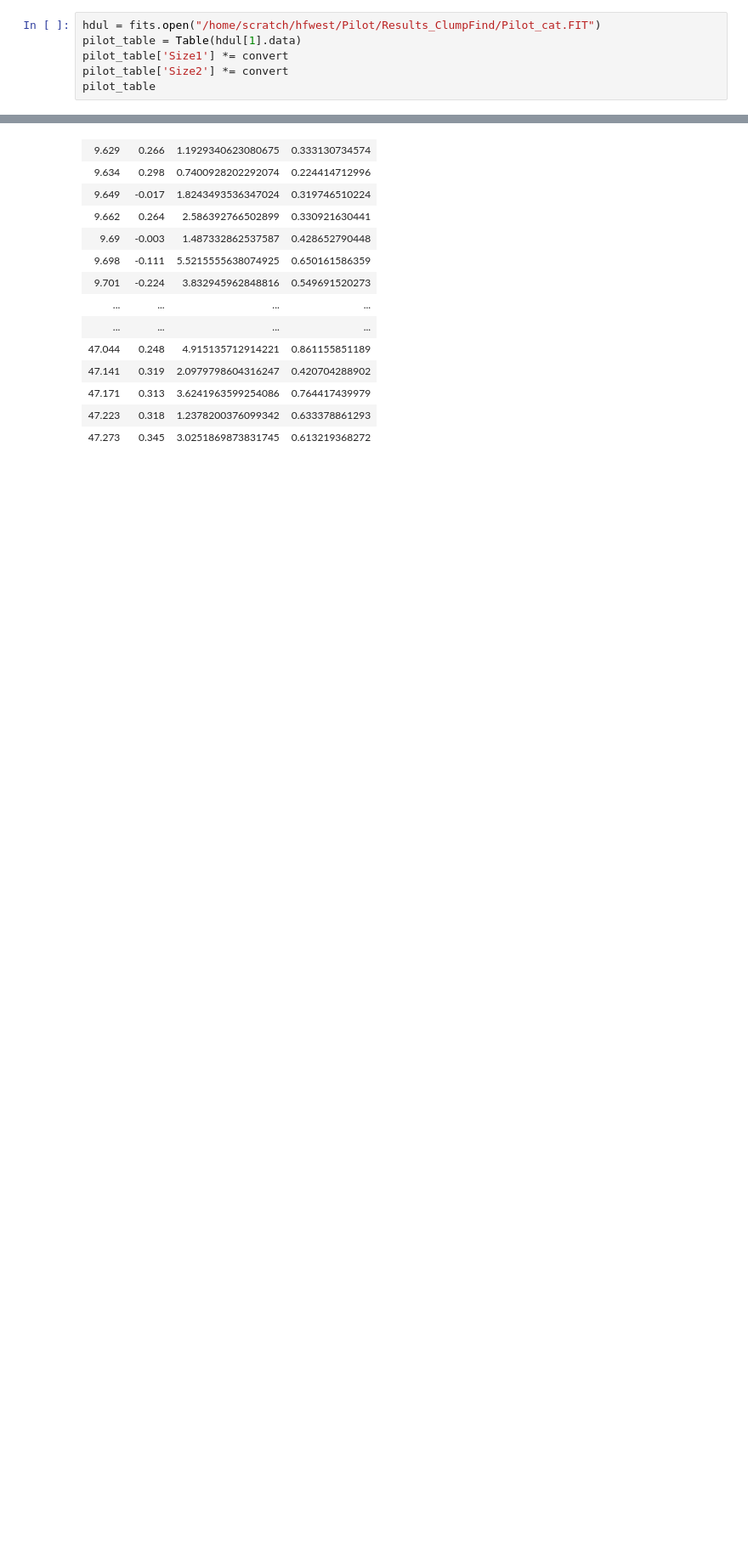
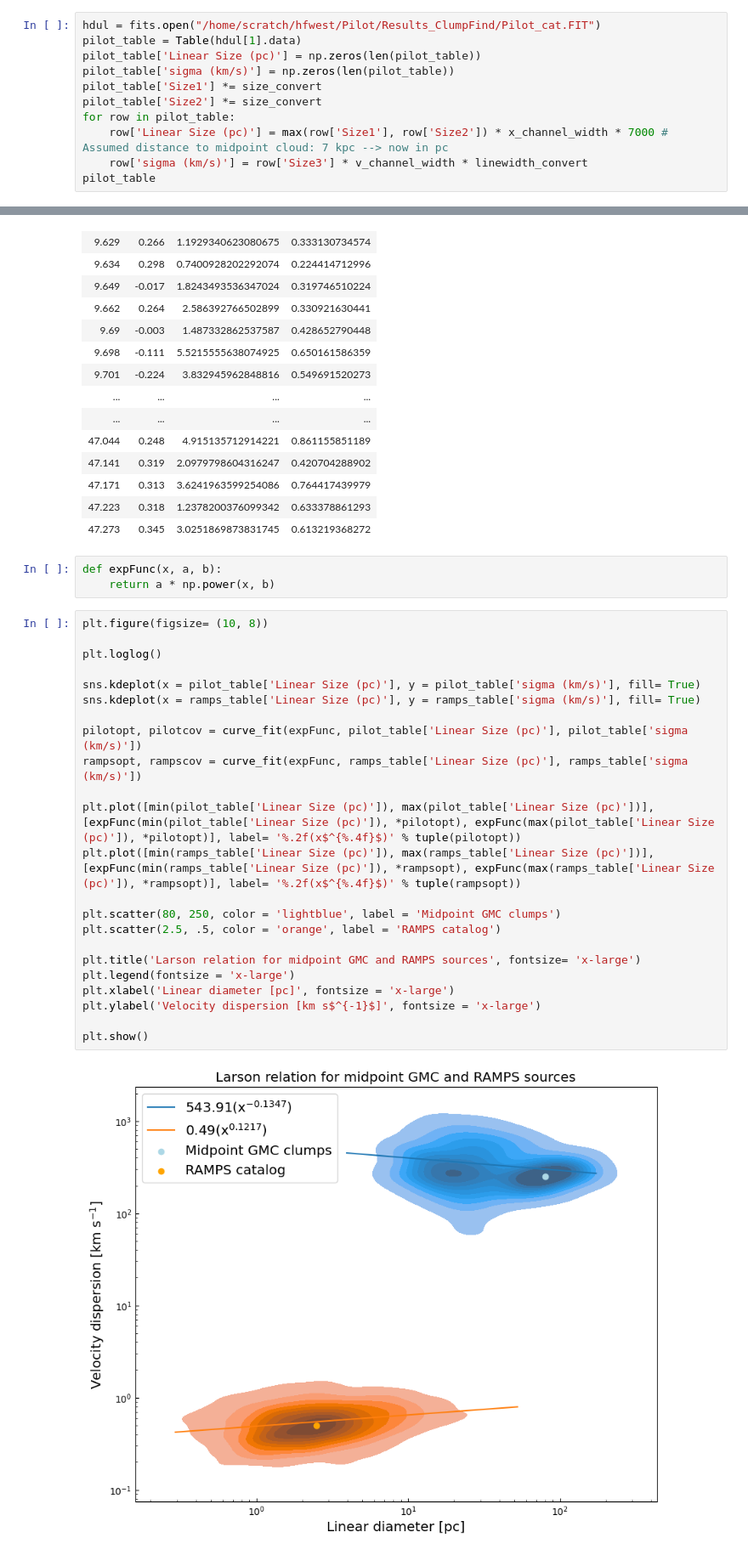
Before and after one commit to harrisonfwest/GBO-REU, a Jupyter notebook: Notebooks/size_linewidth.ipynb, the cells around one changed output, grey strips where cells are left out. Shown at 85% size. Cells and saved outputs as stored; diff of their text form; blank space fills up the shorter version.

Commit message:
size linewidth update

```diff
--- a/Notebooks/size_linewidth.ipynb
+++ b/Notebooks/size_linewidth.ipynb
@@ -18,8 +25,13 @@ convert = 1 # Conversion factor derived from comparing (crossmatching) ClumpFind
 # %%
 hdul = fits.open("/home/scratch/hfwest/Pilot/Results_ClumpFind/Pilot_cat.FIT")
 pilot_table = Table(hdul[1].data)
-pilot_table['Size1'] *= convert
-pilot_table['Size2'] *= convert
+pilot_table['Linear Size (pc)'] = np.zeros(len(pilot_table))
+pilot_table['sigma (km/s)'] = np.zeros(len(pilot_table))
+pilot_table['Size1'] *= size_convert
+pilot_table['Size2'] *= size_convert
+for row in pilot_table:
+    row['Linear Size (pc)'] = max(row['Size1'], row['Size2']) * x_channel_width * 7000 # Assumed distance to midpoint cloud: 7 kpc --> now in pc
+    row['sigma (km/s)'] = row['Size3'] * v_channel_width * linewidth_convert
 pilot_table
 # %% [output]
 Table length=261
@@ -64,3 +76,31 @@ Table length=2680
 | 47.171 | 0.313 | 3.6241963599254086 | 0.764417439979 |
 | 47.223 | 0.318 | 1.2378200376099342 | 0.633378861293 |
 | 47.273 | 0.345 | 3.0251869873831745 | 0.613219368272 |
+# %%
+def expFunc(x, a, b):
+    return a * np.power(x, b)
+# %%
+plt.figure(figsize= (10, 8))
+
+plt.loglog()
+
+sns.kdeplot(x = pilot_table['Linear Size (pc)'], y = pilot_table['sigma (km/s)'], fill= True)
+sns.kdeplot(x = ramps_table['Linear Size (pc)'], y = ramps_table['sigma (km/s)'], fill= True)
+
+pilotopt, pilotcov = curve_fit(expFunc, pilot_table['Linear Size (pc)'], pilot_table['sigma (km/s)'])
+rampsopt, rampscov = curve_fit(expFunc, ramps_table['Linear Size (pc)'], ramps_table['sigma (km/s)'])
+
+plt.plot([min(pilot_table['Linear Size (pc)']), max(pilot_table['Linear Size (pc)'])], [expFunc(min(pilot_table['Linear Size (pc)']), *pilotopt), expFunc(max(pilot_table['Linear Size (pc)']), *pilotopt)], label= '%.2f(x$^{%.4f}$)' % tuple(pilotopt))
+plt.plot([min(ramps_table['Linear Size (pc)']), max(ramps_table['Linear Size (pc)'])], [expFunc(min(ramps_table['Linear Size (pc)']), *rampsopt), expFunc(max(ramps_table['Linear Size (pc)']), *rampsopt)], label= '%.2f(x$^{%.4f}$)' % tuple(rampsopt))
+
+plt.scatter(80, 250, color = 'lightblue', label = 'Midpoint GMC clumps')
+plt.scatter(2.5, .5, color = 'orange', label = 'RAMPS catalog')
+
+plt.title('Larson relation for midpoint GMC and RAMPS sources', fontsize= 'x-large')
+plt.legend(fontsize = 'x-large')
+plt.xlabel('Linear diameter [pc]', fontsize = 'x-large')
+plt.ylabel('Velocity dispersion [km s$^{-1}$]', fontsize = 'x-large')
+
+plt.show()
+# %% [output]
+[figure, added]
```
Also changed, not shown: parts of 3 cells of this notebook.
